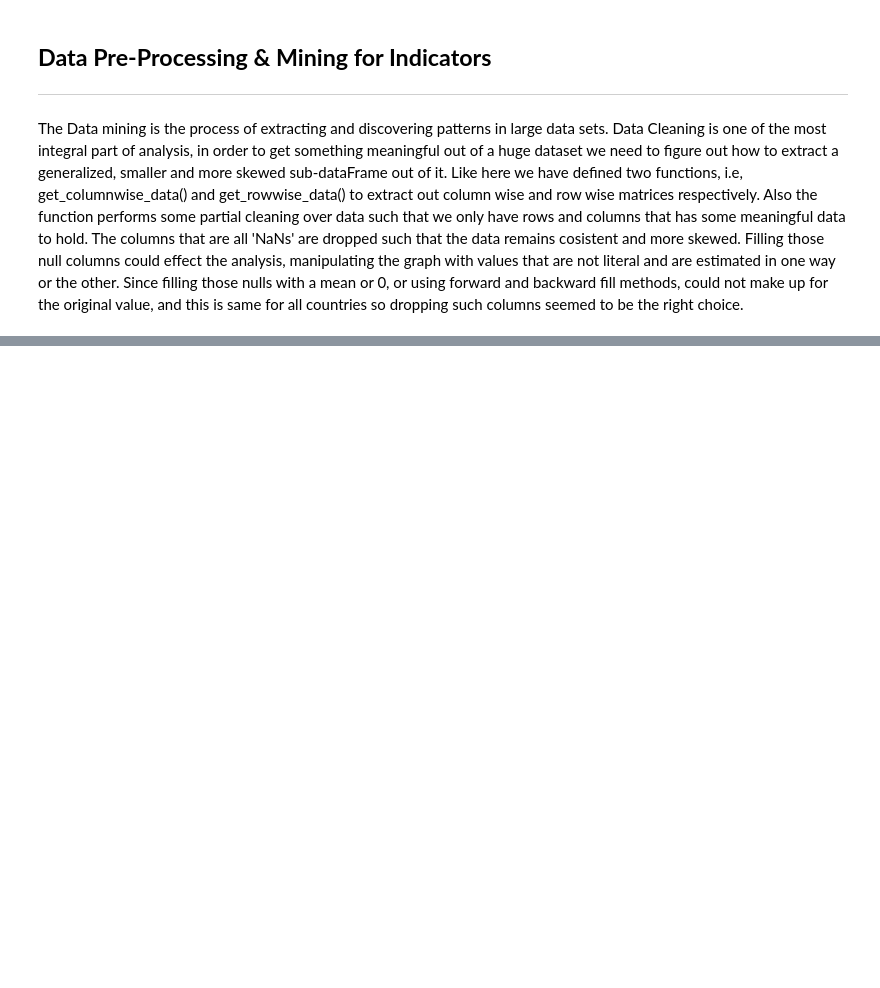
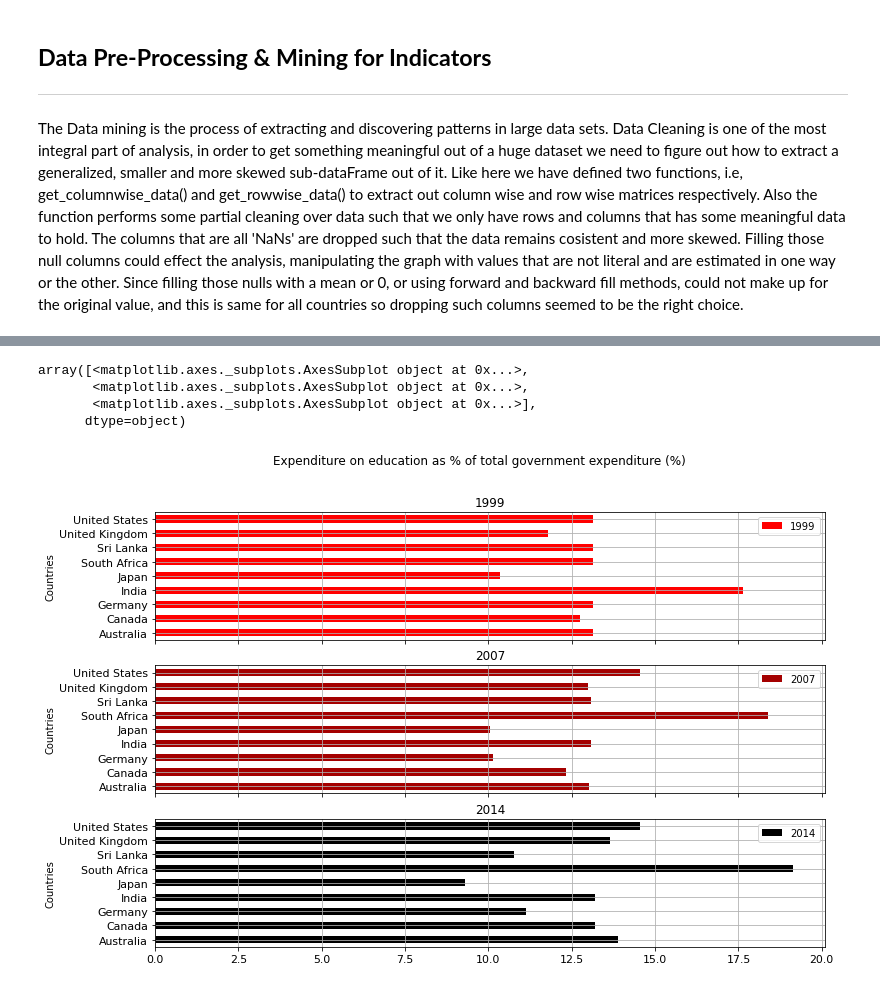
Before and after one commit to DS-Shubham-Pandey/World-Bank-Global-Education-Analysis, a Jupyter notebook: World_Bank_Global_Education_Analysis_Capstone_Project.ipynb, the cells around one changed output, grey strips where cells are left out. Saved outputs shown, nothing was run; the diff lists cells and outputs as text; code cells hidden in the pictures; blank space fills up the shorter version.

```diff
--- a/World_Bank_Global_Education_Analysis_Capstone_Project.ipynb
+++ b/World_Bank_Global_Education_Analysis_Capstone_Project.ipynb
@@ -244,0 +618,9 @@ The Data mining is the process of extracting and discovering patterns in large d
+# %%
+# Extracting data in a rowwise manner.
+Indicator4 , Title4  = get_rowwise_data(Indicators[3])
+
+# Displaying Title of Indicator.
+print(Title4)
+
+# Displaying the DataFrame recieved.
+Indicator4
@@ -244,0 +640,6 @@ The Data mining is the process of extracting and discovering patterns in large d
+# %%
+# Filling Null values with column wise mean.
+Indicator4.fillna(Indicator4.mean(), inplace = True)
+
+# Displaying cleaned matrix.
+Indicator4
@@ -244,0 +658,12 @@ The Data mining is the process of extracting and discovering patterns in large d
+# %%
+# Plotting the data in a horizontal bar graph with years - 1999, 2007, 2014 as subplot objects.
+Indicator4.plot(x = "Country Name", y = ["1999", "2007", "2014"], kind = 'barh', title = Title4,
+                xlabel = "Countries", ylabel = "% of Gov. Expenditure",
+                ylim = (0, 25), figsize=(12,8), fontsize = 11,
+                colormap = "flag", subplots= True, grid = True)
+# %% [output]
+array([<matplotlib.axes._subplots.AxesSubplot object at 0x...>,
+       <matplotlib.axes._subplots.AxesSubplot object at 0x...>,
+       <matplotlib.axes._subplots.AxesSubplot object at 0x...>],
+      dtype=object)
+[figure, added]
```
Also changed, not shown: parts of 27 cells of this notebook.
